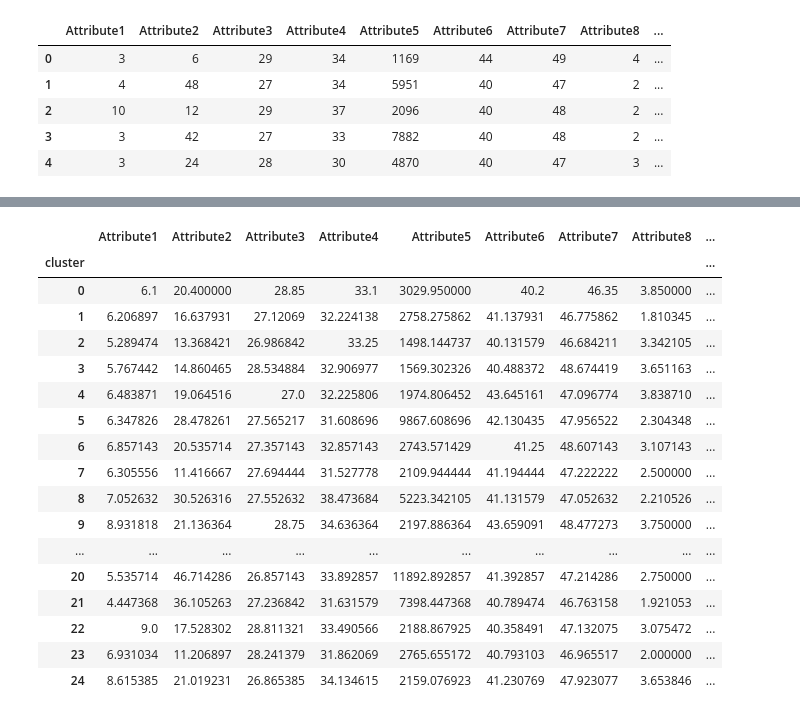
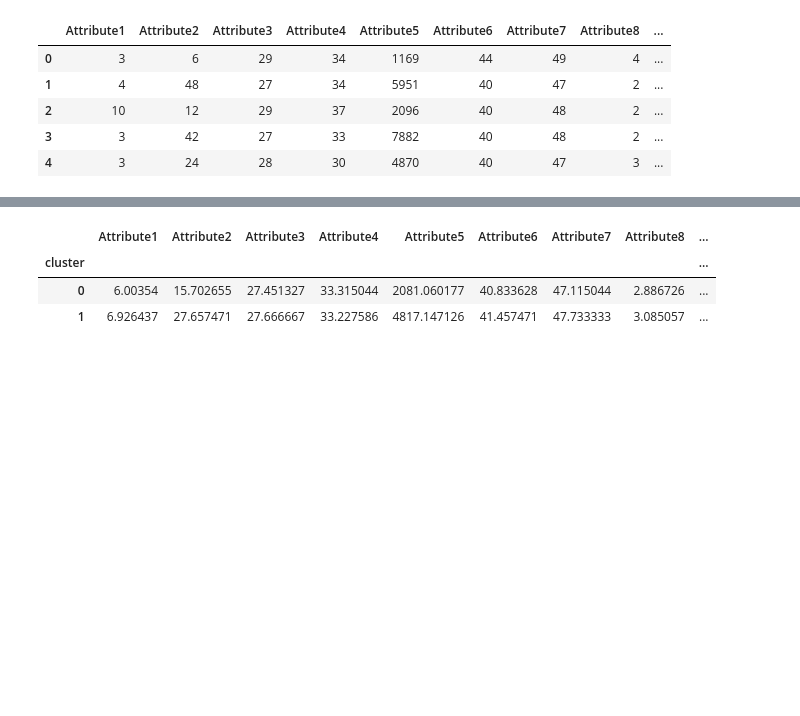
Before and after one commit to fadeeva/MLDL_plgrnd, a Jupyter notebook: 01_KMeans.ipynb, the cells around one changed output, grey strips where cells are left out. Cells and saved outputs as stored; diff of their text form; code cells hidden in the pictures; blank space fills up the shorter version.

```diff
--- a/01_KMeans.ipynb
+++ b/01_KMeans.ipynb
@@ -83,24 +84,10 @@ plt.show()
 # %%
-model = KMeans(n_clusters=25)
+model = KMeans(n_clusters=2)
 model.fit(df)
 X['cluster'] = model.labels_
 X.groupby('cluster').mean()
 # %% [output]
 |  | Attribute1 | Attribute2 | Attribute3 | Attribute4 | Attribute5 | Attribute6 | Attribute7 | Attribute8 | ... |
 | cluster |  |  |  |  |  |  |  |  | ... |
-| 0 | 6.1 | 20.400000 | 28.85 | 33.1 | 3029.950000 | 40.2 | 46.35 | 3.850000 | ... |
-| 1 | 6.206897 | 16.637931 | 27.12069 | 32.224138 | 2758.275862 | 41.137931 | 46.775862 | 1.810345 | ... |
-| 2 | 5.289474 | 13.368421 | 26.986842 | 33.25 | 1498.144737 | 40.131579 | 46.684211 | 3.342105 | ... |
-| 3 | 5.767442 | 14.860465 | 28.534884 | 32.906977 | 1569.302326 | 40.488372 | 48.674419 | 3.651163 | ... |
-| 4 | 6.483871 | 19.064516 | 27.0 | 32.225806 | 1974.806452 | 43.645161 | 47.096774 | 3.838710 | ... |
-| 5 | 6.347826 | 28.478261 | 27.565217 | 31.608696 | 9867.608696 | 42.130435 | 47.956522 | 2.304348 | ... |
-| 6 | 6.857143 | 20.535714 | 27.357143 | 32.857143 | 2743.571429 | 41.25 | 48.607143 | 3.107143 | ... |
-| 7 | 6.305556 | 11.416667 | 27.694444 | 31.527778 | 2109.944444 | 41.194444 | 47.222222 | 2.500000 | ... |
-| 8 | 7.052632 | 30.526316 | 27.552632 | 38.473684 | 5223.342105 | 41.131579 | 47.052632 | 2.210526 | ... |
-| 9 | 8.931818 | 21.136364 | 28.75 | 34.636364 | 2197.886364 | 43.659091 | 48.477273 | 3.750000 | ... |
-| ... | ... | ... | ... | ... | ... | ... | ... | ... | ... |
-| 20 | 5.535714 | 46.714286 | 26.857143 | 33.892857 | 11892.892857 | 41.392857 | 47.214286 | 2.750000 | ... |
-| 21 | 4.447368 | 36.105263 | 27.236842 | 31.631579 | 7398.447368 | 40.789474 | 46.763158 | 1.921053 | ... |
-| 22 | 9.0 | 17.528302 | 28.811321 | 33.490566 | 2188.867925 | 40.358491 | 47.132075 | 3.075472 | ... |
-| 23 | 6.931034 | 11.206897 | 28.241379 | 31.862069 | 2765.655172 | 40.793103 | 46.965517 | 2.000000 | ... |
-| 24 | 8.615385 | 21.019231 | 26.865385 | 34.134615 | 2159.076923 | 41.230769 | 47.923077 | 3.653846 | ... |
+| 0 | 6.00354 | 15.702655 | 27.451327 | 33.315044 | 2081.060177 | 40.833628 | 47.115044 | 2.886726 | ... |
+| 1 | 6.926437 | 27.657471 | 27.666667 | 33.227586 | 4817.147126 | 41.457471 | 47.733333 | 3.085057 | ... |
```
Also changed, not shown: parts of 6 cells of this notebook.
